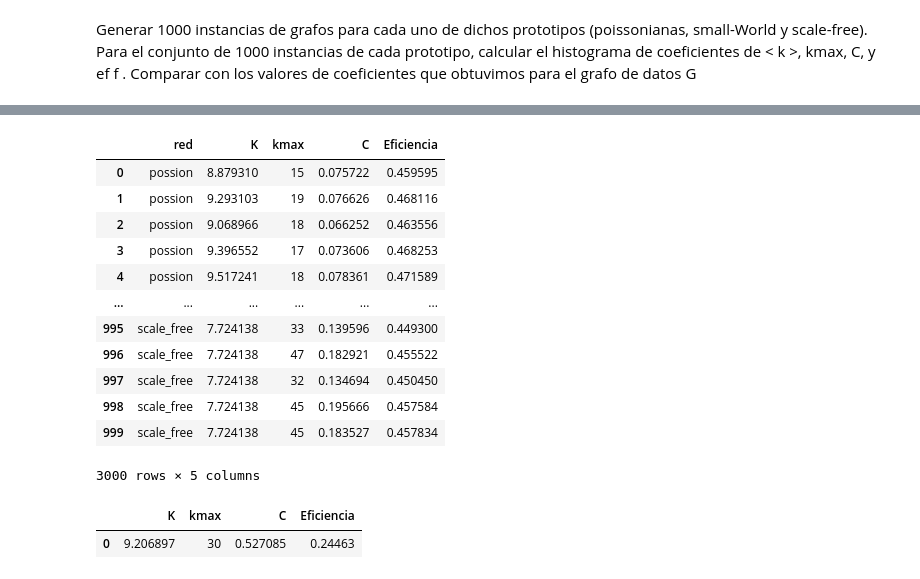
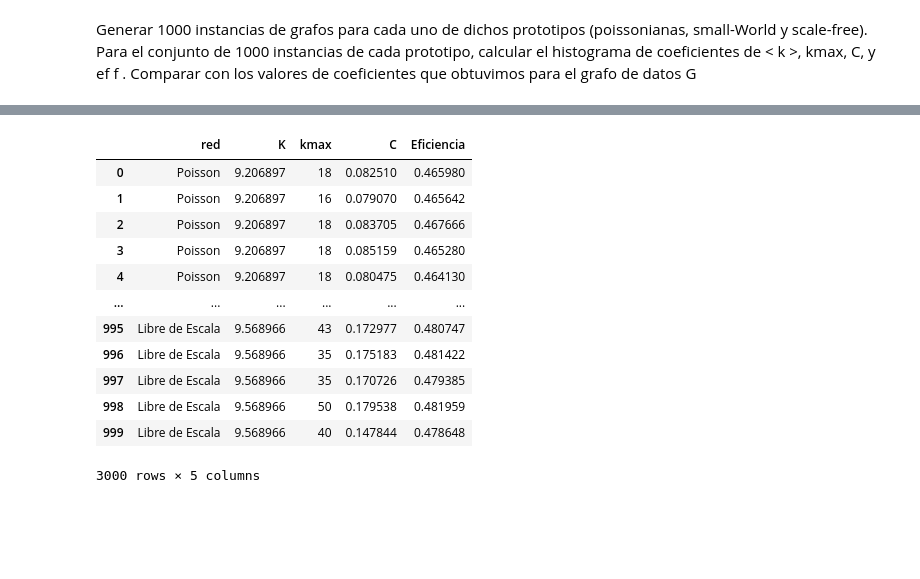
Before and after one commit to josesg998/dmecyt, a Jupyter notebook: preTP2/preTP2.ipynb, the cells around one changed output, grey strips where cells are left out. Cells and saved outputs as stored; diff of their text form; code cells hidden in the pictures; blank space fills up the shorter version.

```diff
--- a/preTP2/preTP2.ipynb
+++ b/preTP2/preTP2.ipynb
@@ -336,0 +366,2 @@ nx.erdos_renyi_graph()
+# %%
+grado_medio = 2*G.number_of_edges()/G.number_of_nodes()
@@ -375,18 +446,26 @@ Generar 1000 instancias de grafos para cada uno de dichos prototipos (poissonian
 # %%
 # generar 1000 instancias de grafos para cada tipo de red
 n_graphs = 1000
-G_poisson = [nx.erdos_renyi_graph(n, K/(n-1)) for i in range(n_graphs)]
-G_small_world = [nx.watts_strogatz_graph(n, int(K), 0.2) for i in range(n_graphs)]
-G_scale_free = [nx.barabasi_albert_graph(n, int(K/2)) for i in range(n_graphs)]
+G_poisson = [nx.gnm_random_graph(G.number_of_nodes(),G.number_of_edges()) for i in range(n_graphs)]
+G_small_world = [nx.watts_strogatz_graph(G.number_of_nodes(),int(grado_medio),0.02) for i in range(n_graphs)]
+G_scale_free = [nx.barabasi_albert_graph(G.number_of_nodes(),int(grado_medio/1.75)) for i in range(n_graphs)]
 
 #para el conjunto de 1000 instancias de cada red, calcular el histograma de coefiicentes de k, kmax, C
 C_poisson = [nx.average_clustering(G) for G in G_poisson]
 C_small_world = [nx.average_clustering(G) for G in G_small_world]
 C_scale_free = [nx.average_clustering(G) for G in G_scale_free]
 
-K_poisson = [np.mean([G.degree(n) for n in G.nodes()]) for G in G_poisson]
-K_small_world = [np.mean([G.degree(n) for n in G.nodes()]) for G in G_small_world]
-K_scale_free = [np.mean([G.degree(n) for n in G.nodes()]) for G in G_scale_free]
+K_poisson = []
+for G in G_poisson:
+    K_poisson.append(np.mean([G.degree(n) for n in G.nodes()]))
+
+K_small_world = []
+for G in G_small_world:
+    K_small_world.append(np.mean([G.degree(n) for n in G.nodes()]))
+
+K_scale_free = []
+for G in G_scale_free:
+    K_scale_free.append(np.mean([G.degree(n) for n in G.nodes()]))
 
 kmax_poisson = [np.max([G.degree(n) for n in G.nodes()]) for G in G_poisson]
 kmax_small_world = [np.max([G.degree(n) for n in G.nodes()]) for G in G_small_world]
@@ -399,27 +499,22 @@ E_scale_free = [nx.global_efficiency(G) for G in G_scale_free]
 # %%
 # armar dataeframe con las metricas da cada red
-df_poisson = pd.DataFrame({'red':'possion','K':K_poisson,'kmax':kmax_poisson,'C':C_poisson,'Eficiencia':E_poisson})
-df_small_world = pd.DataFrame({'red':'small_world','K':K_small_world,'kmax':kmax_small_world,'C':C_small_world,'Eficiencia':E_small_world})
-df_scale_free = pd.DataFrame({'red':'scale_free','K':K_scale_free,'kmax':kmax_scale_free,'C':C_scale_free,'Eficiencia':E_scale_free})
+df_poisson = pd.DataFrame({'red':'Poisson','K':K_poisson,'kmax':kmax_poisson,'C':C_poisson,'Eficiencia':E_poisson})
+df_small_world = pd.DataFrame({'red':'Small world','K':K_small_world,'kmax':kmax_small_world,'C':C_small_world,'Eficiencia':E_small_world})
+df_scale_free = pd.DataFrame({'red':'Libre de Escala','K':K_scale_free,'kmax':kmax_scale_free,'C':C_scale_free,'Eficiencia':E_scale_free})
 
 coeficientes = pd.concat((df_poisson,df_small_world,df_scale_free),axis=0)
 coeficientes
 # %% [output]
 |  | red | K | kmax | C | Eficiencia |
-| 0 | possion | 8.879310 | 15 | 0.075722 | 0.459595 |
-| 1 | possion | 9.293103 | 19 | 0.076626 | 0.468116 |
-| 2 | possion | 9.068966 | 18 | 0.066252 | 0.463556 |
-| 3 | possion | 9.396552 | 17 | 0.073606 | 0.468253 |
-| 4 | possion | 9.517241 | 18 | 0.078361 | 0.471589 |
+| 0 | Poisson | 9.206897 | 18 | 0.082510 | 0.465980 |
+| 1 | Poisson | 9.206897 | 16 | 0.079070 | 0.465642 |
+| 2 | Poisson | 9.206897 | 18 | 0.083705 | 0.467666 |
+| 3 | Poisson | 9.206897 | 18 | 0.085159 | 0.465280 |
+| 4 | Poisson | 9.206897 | 18 | 0.080475 | 0.464130 |
 | ... | ... | ... | ... | ... | ... |
-| 995 | scale_free | 7.724138 | 33 | 0.139596 | 0.449300 |
-| 996 | scale_free | 7.724138 | 47 | 0.182921 | 0.455522 |
-| 997 | scale_free | 7.724138 | 32 | 0.134694 | 0.450450 |
-| 998 | scale_free | 7.724138 | 45 | 0.195666 | 0.457584 |
-| 999 | scale_free | 7.724138 | 45 | 0.183527 | 0.457834 |
+| 995 | Libre de Escala | 9.568966 | 43 | 0.172977 | 0.480747 |
+| 996 | Libre de Escala | 9.568966 | 35 | 0.175183 | 0.481422 |
+| 997 | Libre de Escala | 9.568966 | 35 | 0.170726 | 0.479385 |
+| 998 | Libre de Escala | 9.568966 | 50 | 0.179538 | 0.481959 |
+| 999 | Libre de Escala | 9.568966 | 40 | 0.147844 | 0.478648 |
 3000 rows × 5 columns
-# %%
-metricas_g_default
-# %% [output]
-|  | K | kmax | C | Eficiencia |
-| 0 | 9.206897 | 30 | 0.527085 | 0.24463 |
```
Also changed, not shown: parts of 20 cells of this notebook, 5 other files.
